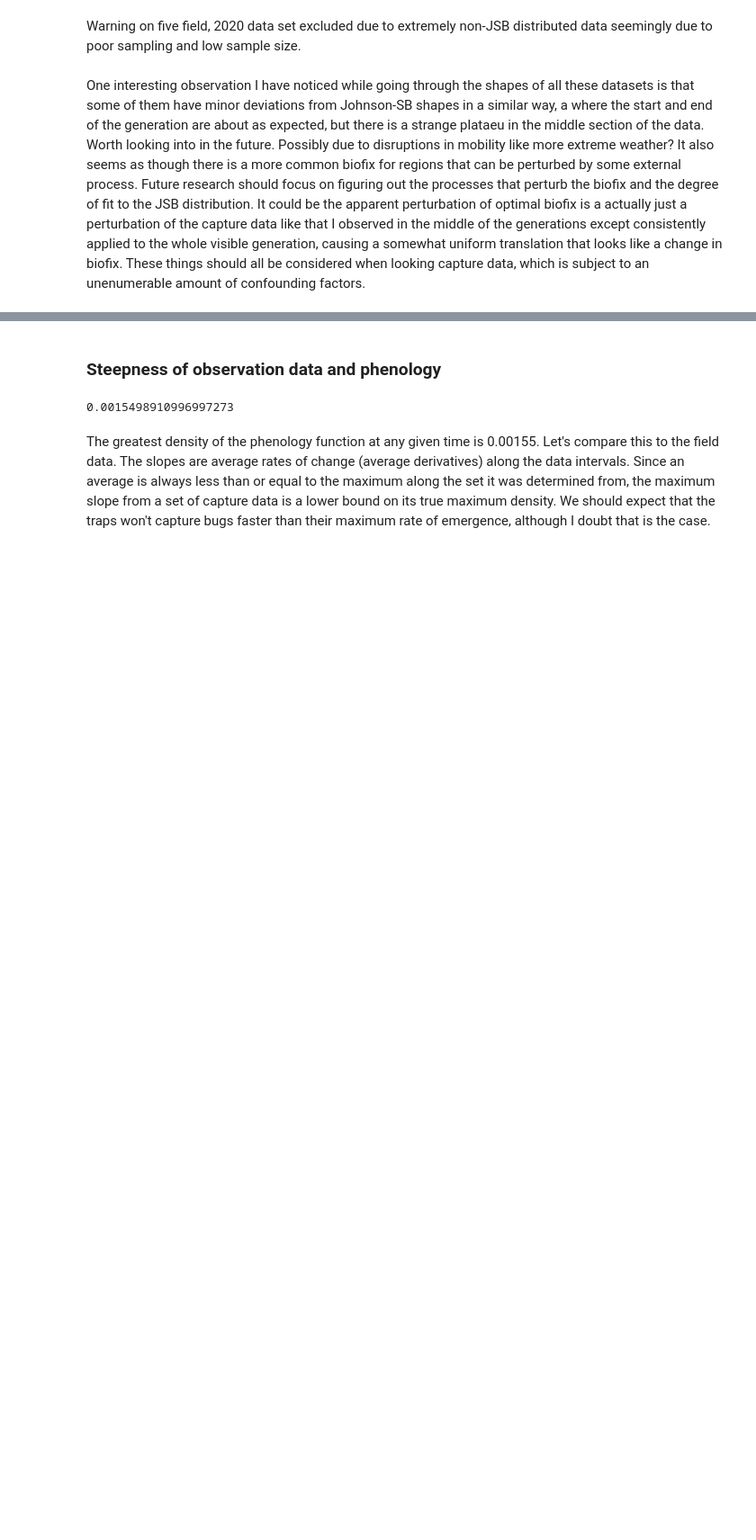
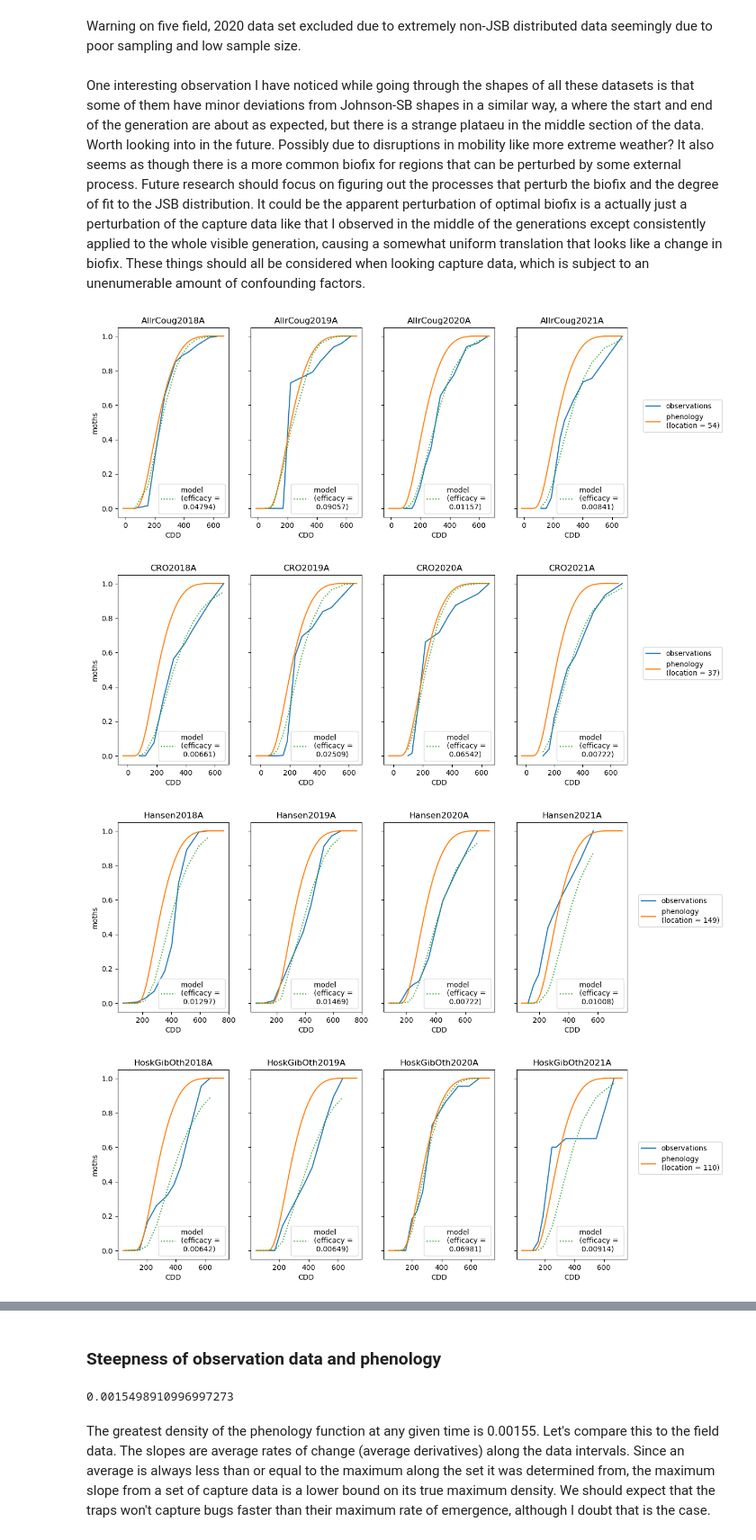
Before and after one commit to PacificBird/InsectPhenologyCaptureSim, a Jupyter notebook: multi_analysis.ipynb, the cells around one changed output, grey strips where cells are left out. Shown at 90% size. Cells and saved outputs as stored; diff of their text form; code cells hidden in the pictures; blank space fills up the shorter version.

```diff
--- a/multi_analysis.ipynb
+++ b/multi_analysis.ipynb
@@ -1451,3 +1494,54 @@ np.min(smse_five), np.argmin(smse_five)+10
 Warning on five field, 2020 data set excluded due to extremely non-JSB distributed data seemingly due to poor sampling and low sample size.
 # %% [markdown]
 One interesting observation I have noticed while going through the shapes of all these datasets is that some of them have minor deviations from Johnson-SB shapes in a similar way, a where the start and end of the generation are about as expected, but there is a strange plataeu in the middle section of the data. Worth looking into in the future. Possibly due to disruptions in mobility like more extreme weather? It also seems as though there is a more common biofix for regions that can be perturbed by some external process. Future research should focus on figuring out the processes that perturb the biofix and the degree of fit to the JSB distribution. It could be the apparent perturbation of optimal biofix is a actually just a perturbation of the capture data like that I observed in the middle of the generations except consistently applied to the whole visible generation, causing a somewhat uniform translation that looks like a change in biofix. These things should all be considered when looking capture data, which is subject to an unenumerable amount of confounding factors.
+# %%
+def biofix_plot_file(filename, ax, ddlim=685, biofix=69):
+    data = pd.read_csv('verification_data/'+filename+'.csv').dropna()
+    data = data[data.iloc[:,4]<ddlim]
+    dds = data.iloc[:,4]
+    prop = data.iloc[:,5].cumsum()
+    efficacy = predict_from_full_biofix(dds, prop, biofix=biofix)
+    y_hat = capture_prediction_sb_biofix(dds, efficacy, biofix=biofix)
+    sns.lineplot(x=dds, y=prop, label='observations', ax=ax)
+    sns.lineplot(x=np.linspace(0,685, 100)+(biofix-69), \
+                      y=[jw_emergence(x, 1) for x in np.linspace(0,685, 100)], \
+                      label=f'phenology \n(location = {biofix})', ax=ax)
+    sns.lineplot(x=dds, y=y_hat, label=f'model \n(efficacy = \n {efficacy.round(5)})', ax=ax, linestyle=':')
+    ax.set_title(f'{filename}')
+    ax.set_xlabel('CDD')
+    ax.set_ylabel('moths')
+    ax.get_legend().remove()
+    handles, labels = ax.get_legend_handles_labels()
+    ax.legend(handles[2:3], labels[2:3])
+# %%
+warnings.filterwarnings('ignore')
+import matplotlib.gridspec as gridspec
+def facet_results_files(dset,loc):
+    fig = plt.figure()
+    axes = fig.subplots(1, len(dset), sharey=True)
+    for i, file in enumerate(dset):
+        biofix_plot_file(file, axes[i], ddlim=685, biofix=loc)
+    handles, labels = axes[0].get_legend_handles_labels()
+    fig.legend(handles=handles, labels=labels[0:2], bbox_to_anchor=(1.05, 0.6))
+    fig_width, fig_height = plt.gcf().get_size_inches()
+    plt.gcf().set_size_inches(fig_width*2, fig_height)
+
+allr = filenames[0:4]
+cro = filenames[4:8]
+hansen = filenames[8:12]
+hosk = filenames[12:16]
+royal = filenames[16:20]
+val = filenames[20:24]
+five = filenames[24:28]
+facet_results_files(allr,54)
+facet_results_files(cro,37)
+facet_results_files(hansen,149)
+facet_results_files(hosk,110)
+facet_results_files(royal,138)
+facet_results_files(val, 82)
+facet_results_files(five,57)
+# %% [output]
+[figure, added]
+[figure, added]
+[figure, added]
+[figure, added]
```
Also changed, not shown: parts of 45 cells of this notebook, 3 other files.
